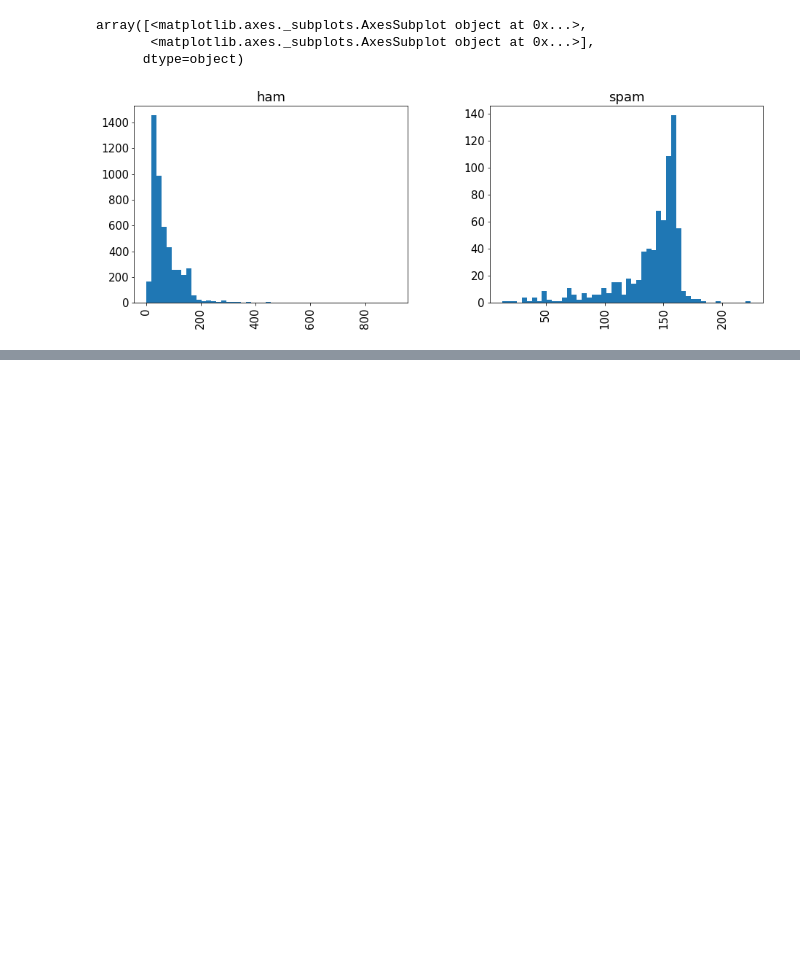
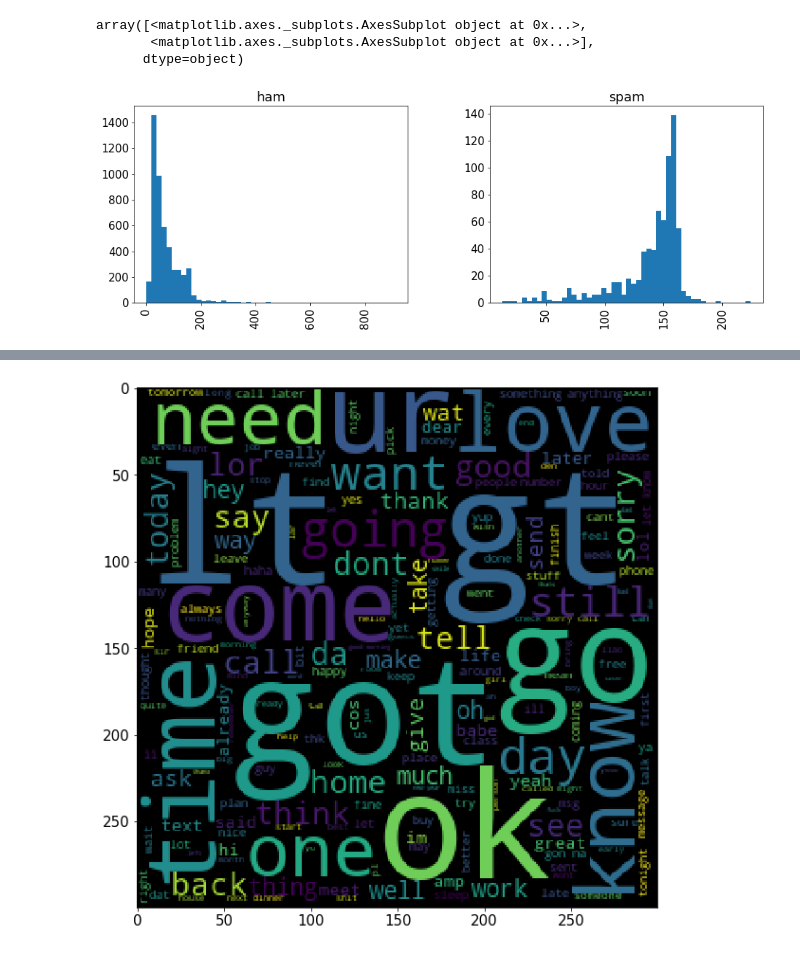
Before and after one commit to segoranov/sms-spam-detection-machine-learning, a Jupyter notebook: sms-spam-detection.ipynb, the cells around one changed output, grey strips where cells are left out. Cells and saved outputs as stored; diff of their text form; code cells hidden in the pictures; blank space fills up the shorter version.

Commit message:
See most used words in spam/ham messages (also graphically through WordCloud)

```diff
--- a/sms-spam-detection.ipynb
+++ b/sms-spam-detection.ipynb
@@ -131,3 +131,12 @@ array([<matplotlib.axes._subplots.AxesSubplot object at 0x...>,
 # %%
 # Spam messages are generally longer than ham messages
 # OK, this is useful information.
+# %%
+# let's see which are the most used words in spam/ham messages (also graphically through WordCloud)
+from nltk import word_tokenize
+
+def extract_words(spam_message):
+    return [word.lower() for word in word_tokenize(spam_message) if word.lower() not in stopwords.words("english") and word.lower().isalpha()]
+
+spam_words = sms[sms["label"] == "spam"]["message"].apply(extract_words).sum()
+ham_words = sms[sms["label"] == "ham"]["message"].apply(extract_words).sum()
@@ -133,0 +173,11 @@ array([<matplotlib.axes._subplots.AxesSubplot object at 0x...>,
+# %%
+from wordcloud import WordCloud
+
+# Ham wordcloud
+ham_wordcloud = WordCloud(width=300, height=300).generate(" ".join(ham_words))
+plt.figure(figsize=(10,8))
+plt.imshow(ham_wordcloud)
+plt.tight_layout(pad=0)
+plt.show()
+# %% [output]
+[figure, added]
```
Also changed, not shown: parts of 7 cells of this notebook.
